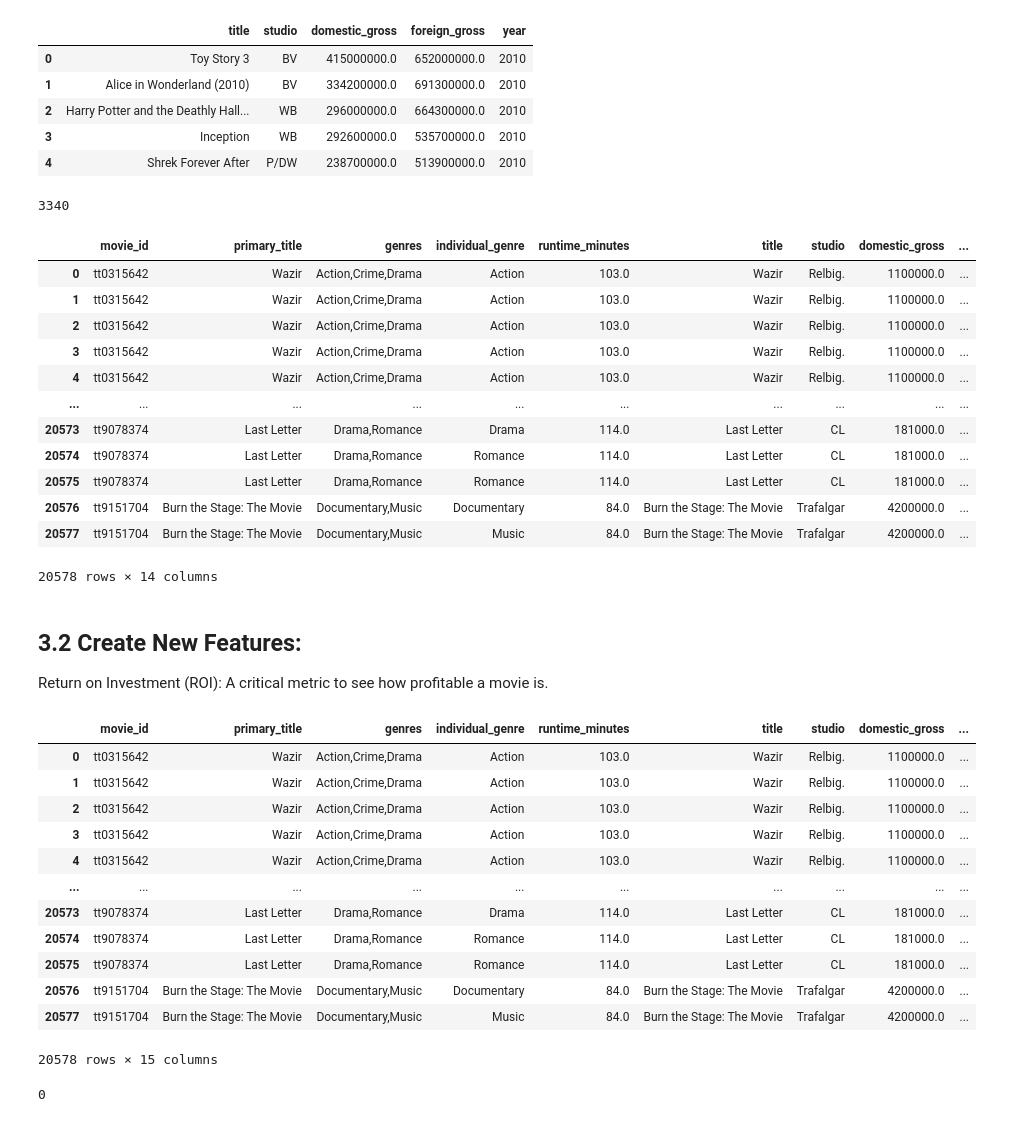
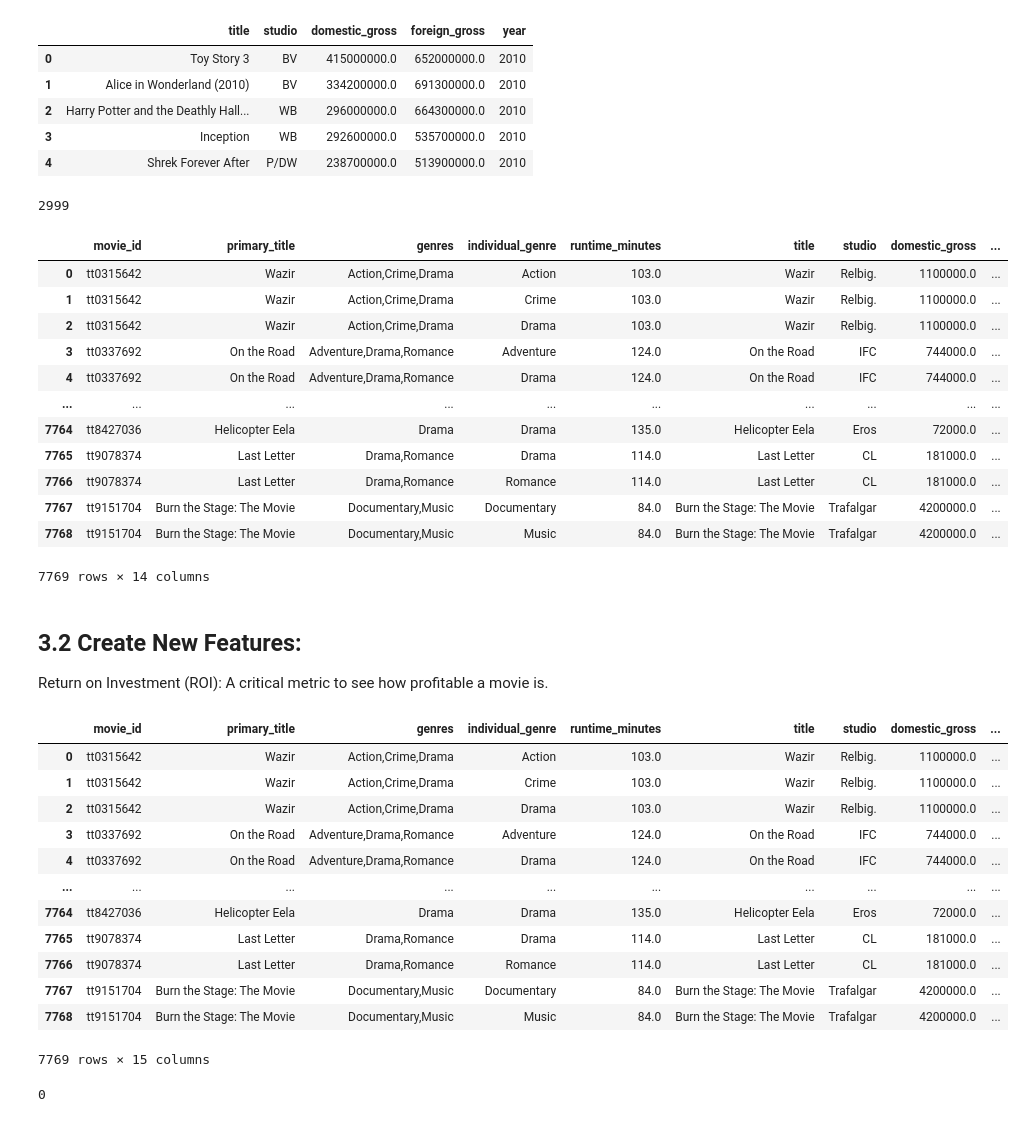
Before and after one commit to quadrillionaiire/SmartStudioRecs, a Jupyter notebook: notebooks/data_cleaning_notebook.ipynb, the cells around one changed output. Drawn from its saved outputs; the diff is of its cells as text; code cells hidden in the pictures.

```diff
--- a/notebooks/data_cleaning_notebook.ipynb
+++ b/notebooks/data_cleaning_notebook.ipynb
@@ -459,33 +459,33 @@ box_office_filtered.head()
 # %%
 # Merge Box Office and IMDB data
 merged_data = movie_basics_filtered
 merged_data = merged_data.merge(box_office_filtered, left_on="primary_title", right_on="title", suffixes=("_movie", "_bo"))
 
 # Adding rating data to merged_data df
-merged_data = merged_data.merge(movie_ratings_filtered, on="movie_id", how="left", suffixes=("_movie", "_rating"))
+merged_data = merged_data.merge(movie_ratings_filtered, on="movie_id", suffixes=("_movie", "_rating"))
 
 # adding director details to merged_data
-merged_data = merged_data.merge(movie_director_details, on="movie_id", how="left", suffixes=("_movie", "_dir"))
+merged_data = merged_data.merge(movie_director_details, on="movie_id", suffixes=("_movie", "_dir"))
 
-# there are 3340 unique movies in merged_data
+# there are 2999 unique movies in merged_data
 print(len(merged_data["movie_id"].unique()))
 
 merged_data
 # %% [output]
-3340
+2999
 |  | movie_id | primary_title | genres | individual_genre | runtime_minutes | title | studio | domestic_gross | ... |
 | 0 | tt0315642 | Wazir | Action,Crime,Drama | Action | 103.0 | Wazir | Relbig. | 1100000.0 | ... |
-| 1 | tt0315642 | Wazir | Action,Crime,Drama | Action | 103.0 | Wazir | Relbig. | 1100000.0 | ... |
-| 2 | tt0315642 | Wazir | Action,Crime,Drama | Action | 103.0 | Wazir | Relbig. | 1100000.0 | ... |
-| 3 | tt0315642 | Wazir | Action,Crime,Drama | Action | 103.0 | Wazir | Relbig. | 1100000.0 | ... |
-| 4 | tt0315642 | Wazir | Action,Crime,Drama | Action | 103.0 | Wazir | Relbig. | 1100000.0 | ... |
+| 1 | tt0315642 | Wazir | Action,Crime,Drama | Crime | 103.0 | Wazir | Relbig. | 1100000.0 | ... |
+| 2 | tt0315642 | Wazir | Action,Crime,Drama | Drama | 103.0 | Wazir | Relbig. | 1100000.0 | ... |
+| 3 | tt0337692 | On the Road | Adventure,Drama,Romance | Adventure | 124.0 | On the Road | IFC | 744000.0 | ... |
+| 4 | tt0337692 | On the Road | Adventure,Drama,Romance | Drama | 124.0 | On the Road | IFC | 744000.0 | ... |
 | ... | ... | ... | ... | ... | ... | ... | ... | ... | ... |
-| 20573 | tt9078374 | Last Letter | Drama,Romance | Drama | 114.0 | Last Letter | CL | 181000.0 | ... |
-| 20574 | tt9078374 | Last Letter | Drama,Romance | Romance | 114.0 | Last Letter | CL | 181000.0 | ... |
-| 20575 | tt9078374 | Last Letter | Drama,Romance | Romance | 114.0 | Last Letter | CL | 181000.0 | ... |
-| 20576 | tt9151704 | Burn the Stage: The Movie | Documentary,Music | Documentary | 84.0 | Burn the Stage: The Movie | Trafalgar | 4200000.0 | ... |
-| 20577 | tt9151704 | Burn the Stage: The Movie | Documentary,Music | Music | 84.0 | Burn the Stage: The Movie | Trafalgar | 4200000.0 | ... |
+| 7764 | tt8427036 | Helicopter Eela | Drama | Drama | 135.0 | Helicopter Eela | Eros | 72000.0 | ... |
+| 7765 | tt9078374 | Last Letter | Drama,Romance | Drama | 114.0 | Last Letter | CL | 181000.0 | ... |
+| 7766 | tt9078374 | Last Letter | Drama,Romance | Romance | 114.0 | Last Letter | CL | 181000.0 | ... |
+| 7767 | tt9151704 | Burn the Stage: The Movie | Documentary,Music | Documentary | 84.0 | Burn the Stage: The Movie | Trafalgar | 4200000.0 | ... |
+| 7768 | tt9151704 | Burn the Stage: The Movie | Documentary,Music | Music | 84.0 | Burn the Stage: The Movie | Trafalgar | 4200000.0 | ... |
-20578 rows × 14 columns
+7769 rows × 14 columns
 # %% [markdown]
 ## 3.2 Create New Features:
 Return on Investment (ROI): A critical metric to see how profitable a movie is.
@@ -496,17 +496,17 @@ merged_data
 # %% [output]
 |  | movie_id | primary_title | genres | individual_genre | runtime_minutes | title | studio | domestic_gross | ... |
 | 0 | tt0315642 | Wazir | Action,Crime,Drama | Action | 103.0 | Wazir | Relbig. | 1100000.0 | ... |
-| 1 | tt0315642 | Wazir | Action,Crime,Drama | Action | 103.0 | Wazir | Relbig. | 1100000.0 | ... |
-| 2 | tt0315642 | Wazir | Action,Crime,Drama | Action | 103.0 | Wazir | Relbig. | 1100000.0 | ... |
-| 3 | tt0315642 | Wazir | Action,Crime,Drama | Action | 103.0 | Wazir | Relbig. | 1100000.0 | ... |
-| 4 | tt0315642 | Wazir | Action,Crime,Drama | Action | 103.0 | Wazir | Relbig. | 1100000.0 | ... |
+| 1 | tt0315642 | Wazir | Action,Crime,Drama | Crime | 103.0 | Wazir | Relbig. | 1100000.0 | ... |
+| 2 | tt0315642 | Wazir | Action,Crime,Drama | Drama | 103.0 | Wazir | Relbig. | 1100000.0 | ... |
+| 3 | tt0337692 | On the Road | Adventure,Drama,Romance | Adventure | 124.0 | On the Road | IFC | 744000.0 | ... |
+| 4 | tt0337692 | On the Road | Adventure,Drama,Romance | Drama | 124.0 | On the Road | IFC | 744000.0 | ... |
 | ... | ... | ... | ... | ... | ... | ... | ... | ... | ... |
-| 20573 | tt9078374 | Last Letter | Drama,Romance | Drama | 114.0 | Last Letter | CL | 181000.0 | ... |
-| 20574 | tt9078374 | Last Letter | Drama,Romance | Romance | 114.0 | Last Letter | CL | 181000.0 | ... |
-| 20575 | tt9078374 | Last Letter | Drama,Romance | Romance | 114.0 | Last Letter | CL | 181000.0 | ... |
-| 20576 | tt9151704 | Burn the Stage: The Movie | Documentary,Music | Documentary | 84.0 | Burn the Stage: The Movie | Trafalgar | 4200000.0 | ... |
-| 20577 | tt9151704 | Burn the Stage: The Movie | Documentary,Music | Music | 84.0 | Burn the Stage: The Movie | Trafalgar | 4200000.0 | ... |
+| 7764 | tt8427036 | Helicopter Eela | Drama | Drama | 135.0 | Helicopter Eela | Eros | 72000.0 | ... |
+| 7765 | tt9078374 | Last Letter | Drama,Romance | Drama | 114.0 | Last Letter | CL | 181000.0 | ... |
+| 7766 | tt9078374 | Last Letter | Drama,Romance | Romance | 114.0 | Last Letter | CL | 181000.0 | ... |
+| 7767 | tt9151704 | Burn the Stage: The Movie | Documentary,Music | Documentary | 84.0 | Burn the Stage: The Movie | Trafalgar | 4200000.0 | ... |
+| 7768 | tt9151704 | Burn the Stage: The Movie | Documentary,Music | Music | 84.0 | Burn the Stage: The Movie | Trafalgar | 4200000.0 | ... |
-20578 rows × 15 columns
+7769 rows × 15 columns
 # %%
 # check to see if there are null values
 merged_data["total_gross"].isnull().sum()
```
Also changed, not shown: parts of 2 cells of this notebook, 2 other files.
